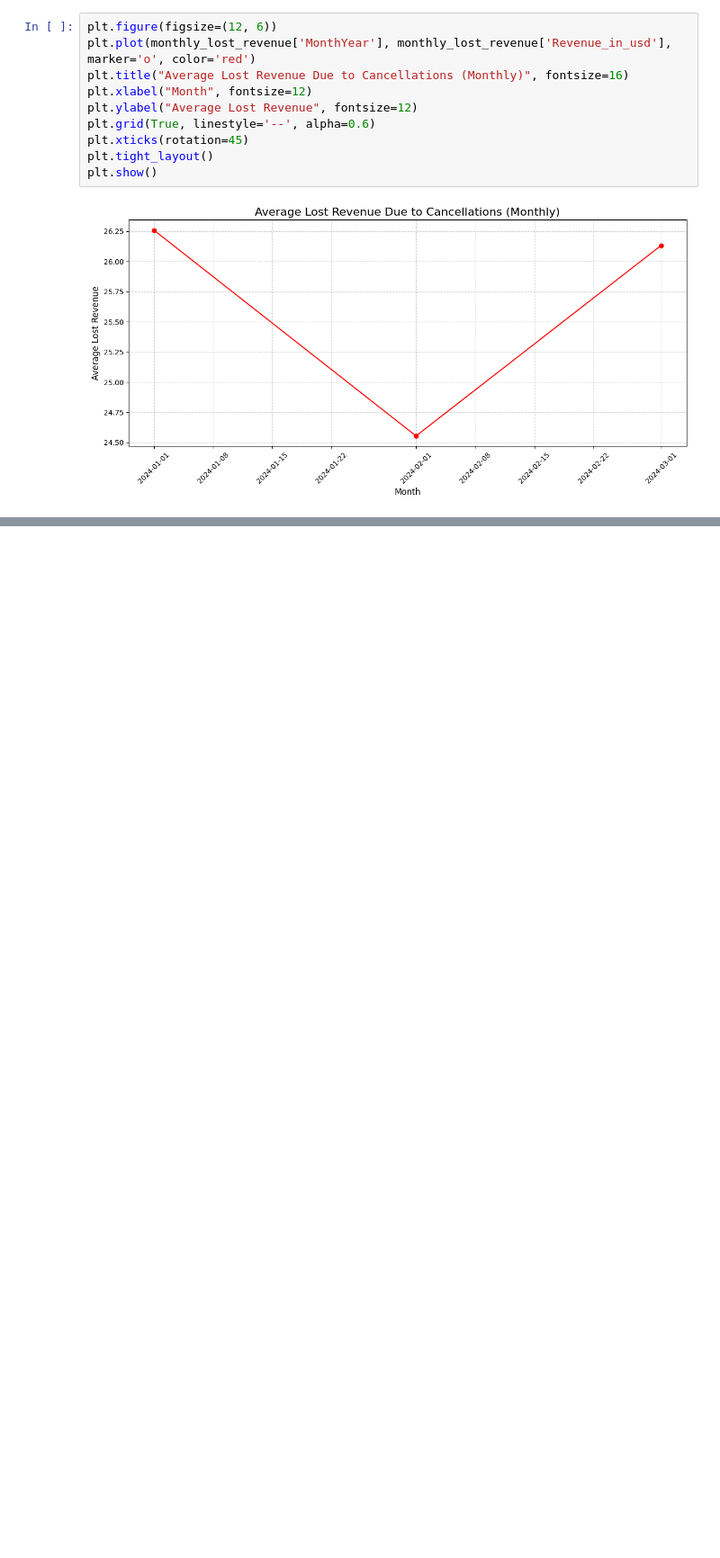
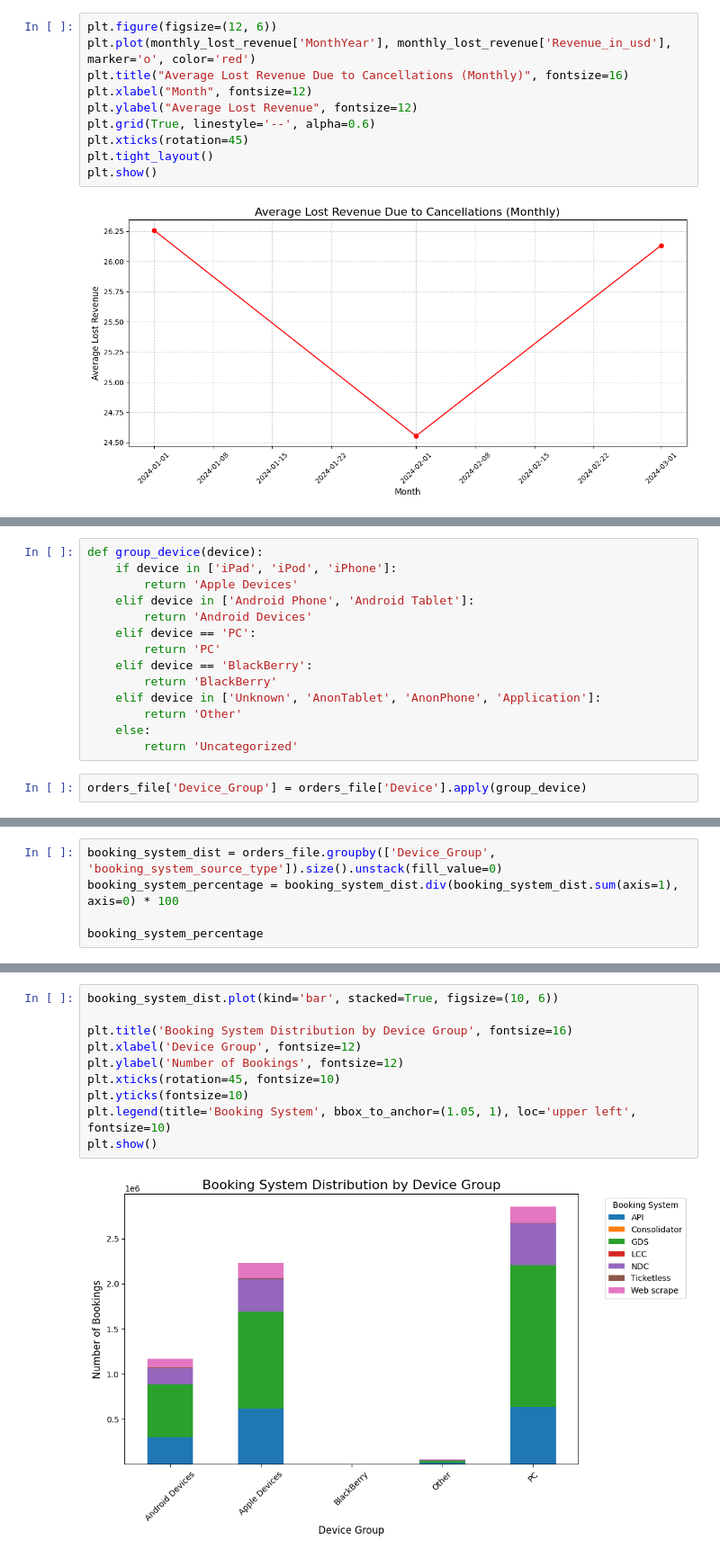
Before and after one commit to MinaBadri/MinaBadri-20250117, a Jupyter notebook: orders_preview.ipynb, the cells around one changed output, grey strips where cells are left out. Shown at 90% size. Drawn from its saved outputs; the diff is of its cells as text; blank space fills up the shorter version.

Commit message:
adding analysis based on device & family groups

```diff
--- a/orders_preview.ipynb
+++ b/orders_preview.ipynb
@@ -548,0 +556,16 @@ plt.show()
+# %%
+def group_device(device):
+    if device in ['iPad', 'iPod', 'iPhone']:
+        return 'Apple Devices'
+    elif device in ['Android Phone', 'Android Tablet']:
+        return 'Android Devices'
+    elif device == 'PC':
+        return 'PC'
+    elif device == 'BlackBerry':
+        return 'BlackBerry'
+    elif device in ['Unknown', 'AnonTablet', 'AnonPhone', 'Application']:
+        return 'Other'
+    else:
+        return 'Uncategorized'
+# %%
+orders_file['Device_Group'] = orders_file['Device'].apply(group_device)
@@ -548,0 +608,5 @@ plt.show()
+# %%
+booking_system_dist = orders_file.groupby(['Device_Group', 'booking_system_source_type']).size().unstack(fill_value=0)
+booking_system_percentage = booking_system_dist.div(booking_system_dist.sum(axis=1), axis=0) * 100
+
+booking_system_percentage
@@ -548,0 +621,12 @@ plt.show()
+# %%
+booking_system_dist.plot(kind='bar', stacked=True, figsize=(10, 6))
+
+plt.title('Booking System Distribution by Device Group', fontsize=16)
+plt.xlabel('Device Group', fontsize=12)
+plt.ylabel('Number of Bookings', fontsize=12)
+plt.xticks(rotation=45, fontsize=10)
+plt.yticks(fontsize=10)
+plt.legend(title='Booking System', bbox_to_anchor=(1.05, 1), loc='upper left', fontsize=10)
+plt.show()
+# %% [output]
+[figure, added]
```
Also changed, not shown: parts of 7 cells of this notebook, 1 other file.
